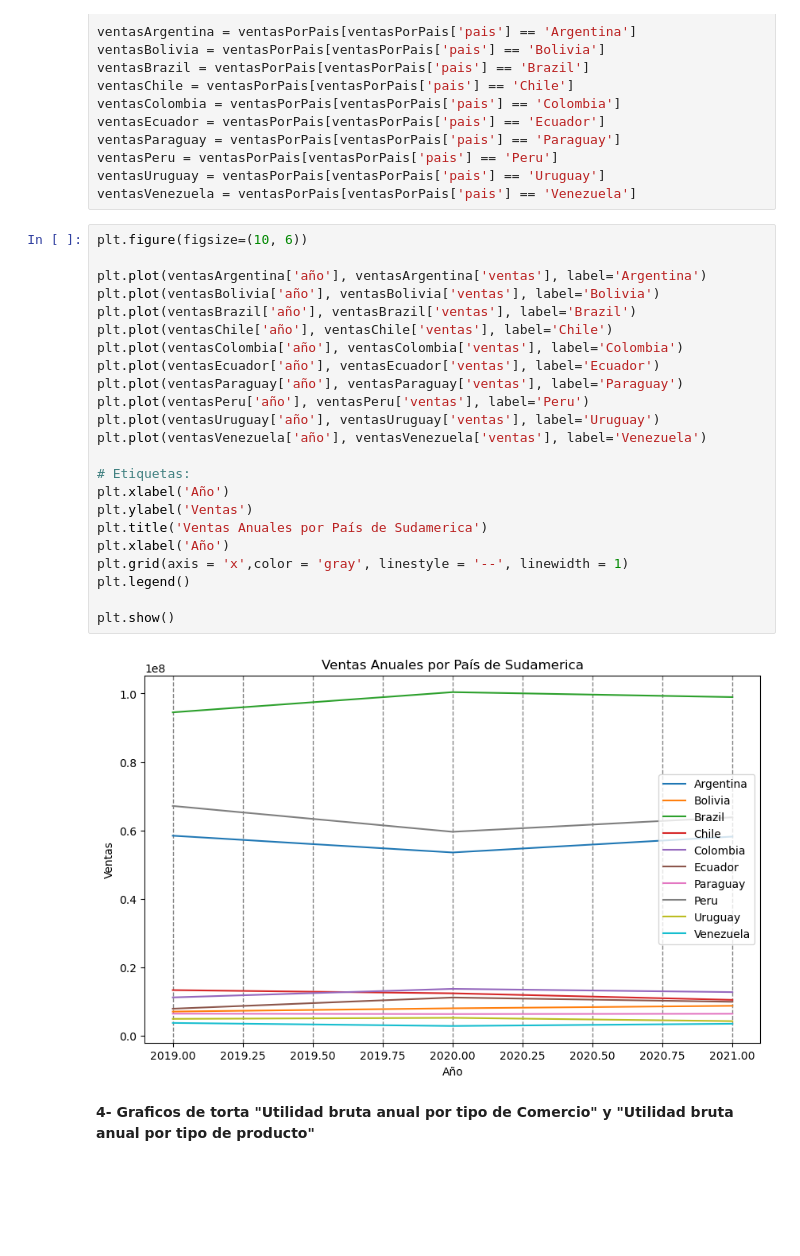
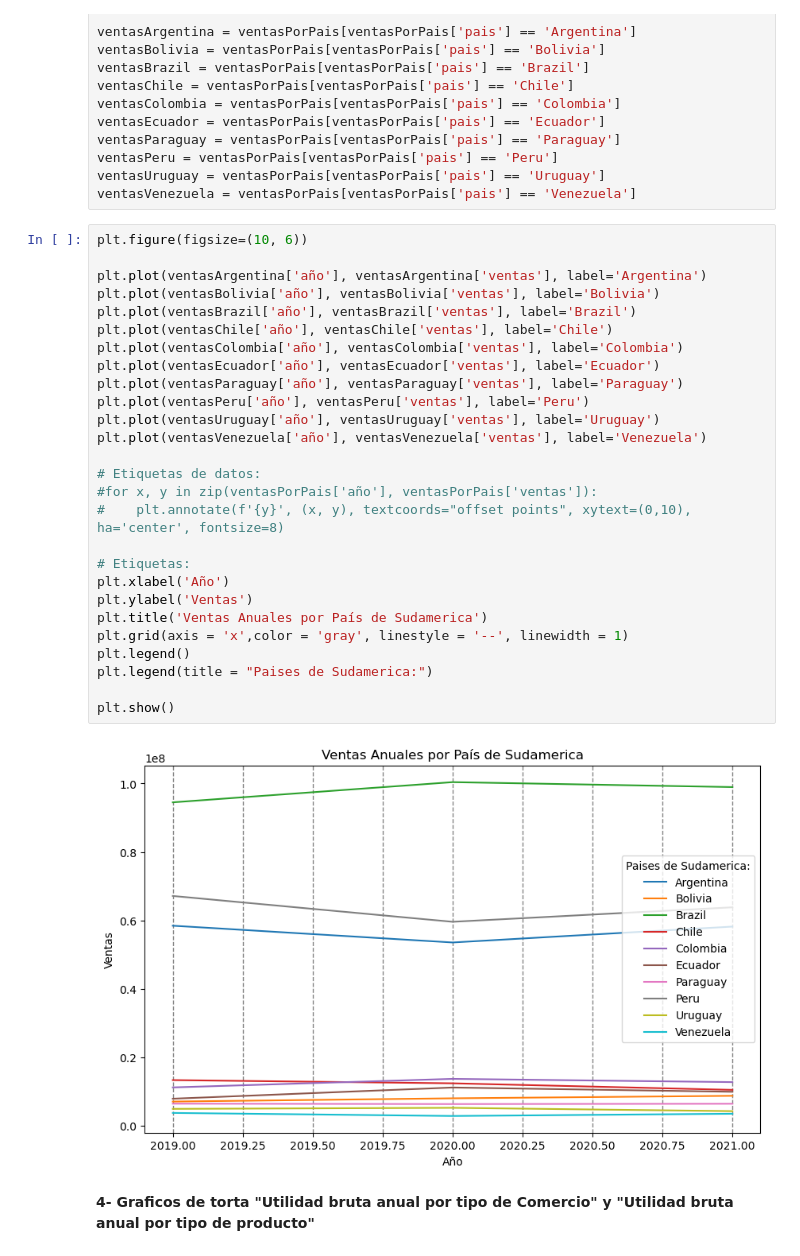
Before and after one commit to manuelpalomeque/ISPC--An-lisisDeDatos--DataBring, a Jupyter notebook: Proyecto Integrador - Analista de Datos - ISPC-Palomeque.ipynb, the cells around one changed output. Cells and saved outputs as stored; diff of their text form; blank space fills up the shorter version.

```diff
--- a/Proyecto Integrador - Analista de Datos - ISPC-Palomeque.ipynb
+++ b/Proyecto Integrador - Analista de Datos - ISPC-Palomeque.ipynb
@@ -613,27 +613,31 @@ ventasVenezuela = ventasPorPais[ventasPorPais['pais'] == 'Venezuela']
 # %%
 plt.figure(figsize=(10, 6))
 
 plt.plot(ventasArgentina['año'], ventasArgentina['ventas'], label='Argentina')
 plt.plot(ventasBolivia['año'], ventasBolivia['ventas'], label='Bolivia')
 plt.plot(ventasBrazil['año'], ventasBrazil['ventas'], label='Brazil')
 plt.plot(ventasChile['año'], ventasChile['ventas'], label='Chile')
 plt.plot(ventasColombia['año'], ventasColombia['ventas'], label='Colombia')
 plt.plot(ventasEcuador['año'], ventasEcuador['ventas'], label='Ecuador')
 plt.plot(ventasParaguay['año'], ventasParaguay['ventas'], label='Paraguay')
 plt.plot(ventasPeru['año'], ventasPeru['ventas'], label='Peru')
 plt.plot(ventasUruguay['año'], ventasUruguay['ventas'], label='Uruguay')
 plt.plot(ventasVenezuela['año'], ventasVenezuela['ventas'], label='Venezuela')
 
+# Etiquetas de datos:
+#for x, y in zip(ventasPorPais['año'], ventasPorPais['ventas']):
+#    plt.annotate(f'{y}', (x, y), textcoords="offset points", xytext=(0,10), ha='center', fontsize=8)
+
 # Etiquetas:
 plt.xlabel('Año')
 plt.ylabel('Ventas')
 plt.title('Ventas Anuales por País de Sudamerica')
-plt.xlabel('Año')
 plt.grid(axis = 'x',color = 'gray', linestyle = '--', linewidth = 1)
 plt.legend()
+plt.legend(title = "Paises de Sudamerica:")
 
 plt.show()
 # %% [output]
-[figure, old version]
+[figure, new version]
 # %% [markdown]
 **4- Graficos de torta "Utilidad bruta anual por tipo de Comercio" y "Utilidad bruta anual por tipo de producto"**
```
Also changed, not shown: parts of 5 cells of this notebook.
